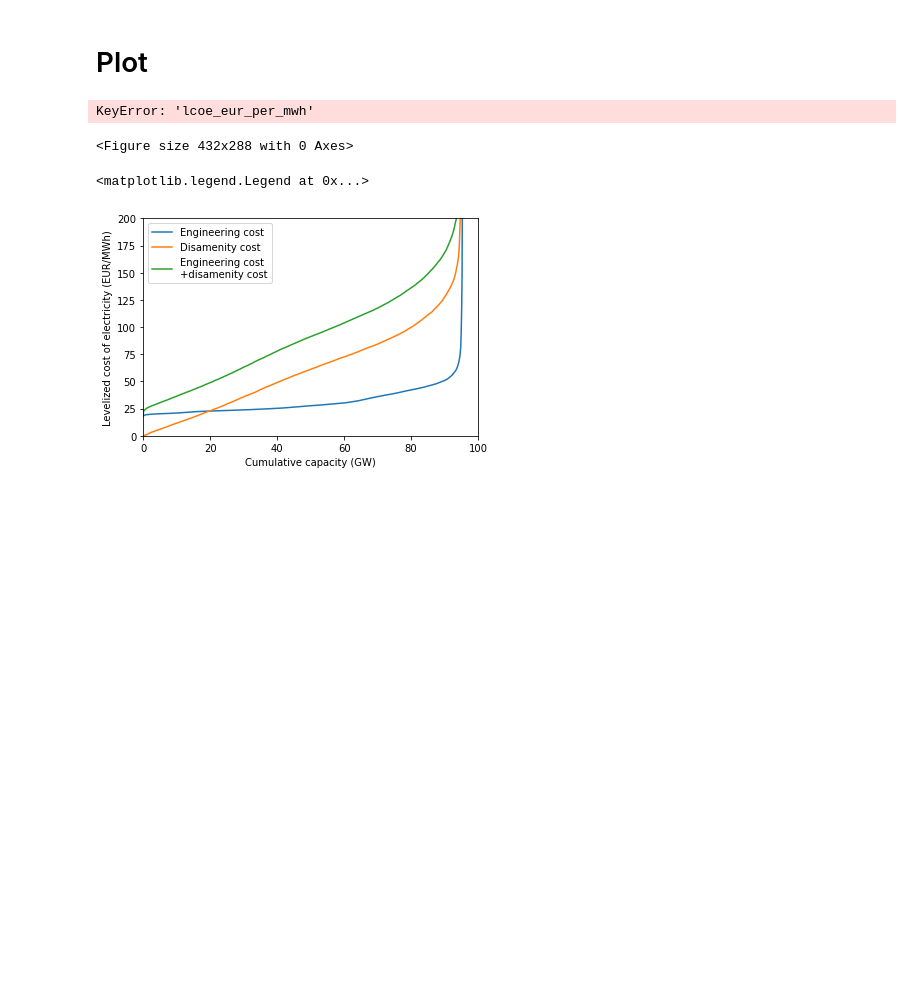
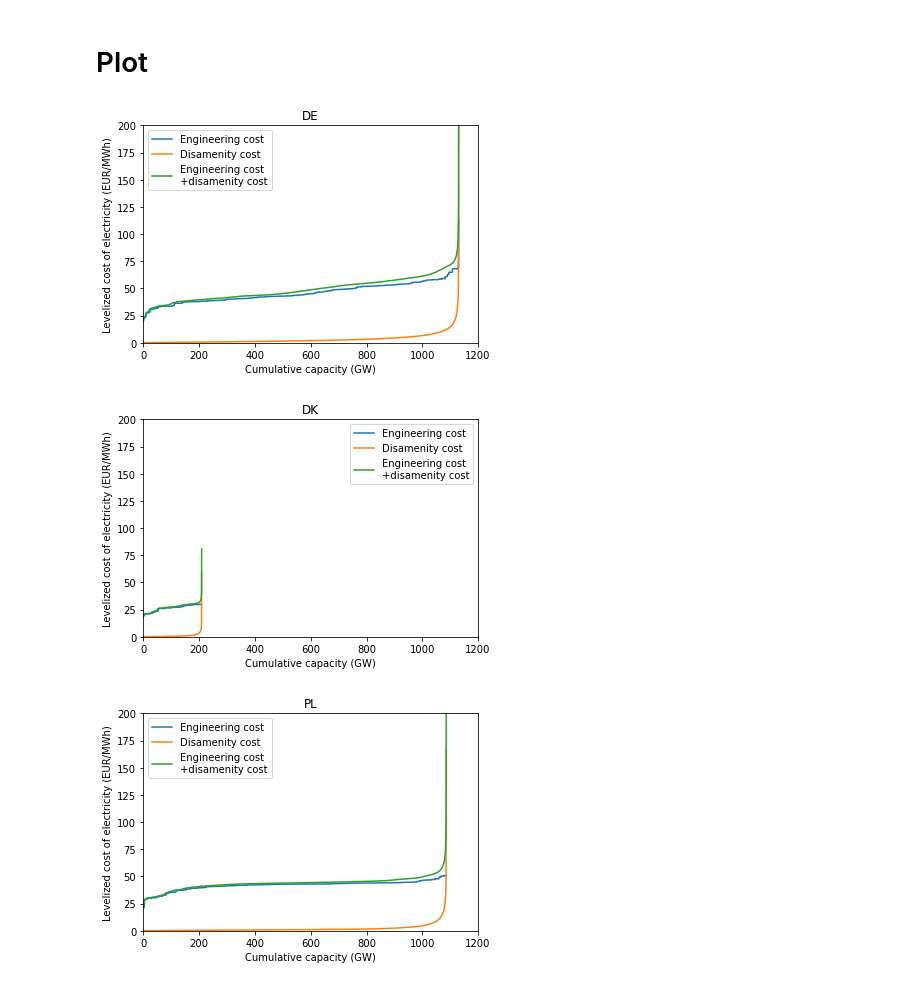
Before and after one commit to timtroendle/wind-onshore-cost-potential, a Jupyter notebook: notebooks/plots.ipynb, the cells around one changed output. Saved outputs shown, nothing was run; the diff lists cells and outputs as text; code cells hidden in the pictures; blank space fills up the shorter version.

```diff
--- a/notebooks/plots.ipynb
+++ b/notebooks/plots.ipynb
@@ -2,6 +2,8 @@
 import pandas as pd
 import numpy_financial
 import matplotlib.pyplot as plt
+# %%
+countries = ['DE', 'DK', 'PL']
 # %% [markdown]
 # Input
 # %%
@@ -45,43 +105,33 @@ lcoe
 41.49837919283222
 # %% [markdown]
 # Plot
-# %%
-plt.figure()
-
-cumulative_capacity = [params['capacity'] / 1000 * x for x in range(len(turbines))]
-
-engineering_cost = turbines['lcoe_eur_per_mwh'].sort_values()
-plt.plot(cumulative_capacity, engineering_cost, label='Engineering cost')
-
-plt.xlabel('Cumulative capacity (GW)')
-plt.ylabel('Levelized cost of electricity (EUR/MWh)')
-plt.ylim([0,100])
-
-plt.legend()
-# %% [output]
-KeyError: 'lcoe_eur_per_mwh'
-<Figure size 432x288 with 0 Axes>
 # %%
-plt.figure()
+for c in countries:
 
-cumulative_capacity = [params['capacity'] / 1000 * x for x in range(len(turbines))]
+    tmp = turbines[c]
 
-engineering_cost = turbines['engineering'].sort_values()
-plt.plot(cumulative_capacity, engineering_cost, label='Engineering cost')
+    plt.figure()
 
-disamenity_cost = turbines['disamenity'].sort_values()
-plt.plot(cumulative_capacity, disamenity_cost, label='Disamenity cost')
+    cumulative_capacity = [params['capacity'] / 1000 * x for x in range(len(tmp))]
 
-total_cost = turbines['total'].sort_values()
-plt.plot(cumulative_capacity, total_cost, label='Engineering cost\n+disamenity cost')
+    engineering_cost = tmp['engineering'].sort_values()
+    plt.plot(cumulative_capacity, engineering_cost, label='Engineering cost')
 
-plt.xlabel('Cumulative capacity (GW)')
-plt.ylabel('Levelized cost of electricity (EUR/MWh)')
-plt.xlim(0, 100)
-plt.ylim([0,200])
+    disamenity_cost = tmp['disamenity'].sort_values()
+    plt.plot(cumulative_capacity, disamenity_cost, label='Disamenity cost')
 
-plt.legend()
+    total_cost = tmp['total'].sort_values()
+    plt.plot(cumulative_capacity, total_cost, label='Engineering cost\n+disamenity cost')
+
+    plt.xlabel('Cumulative capacity (GW)')
+    plt.ylabel('Levelized cost of electricity (EUR/MWh)')
+    plt.xlim(0, 1200)
+    plt.ylim([0,200])
+
+    plt.legend()
+    plt.title(c)
 # %% [output]
-<matplotlib.legend.Legend at 0x...>
-[figure, old version]
+[figure, new version]
+[figure, added]
+[figure, added]
 # %%
```
Also changed, not shown: parts of 13 cells of this notebook, 1 other file.
